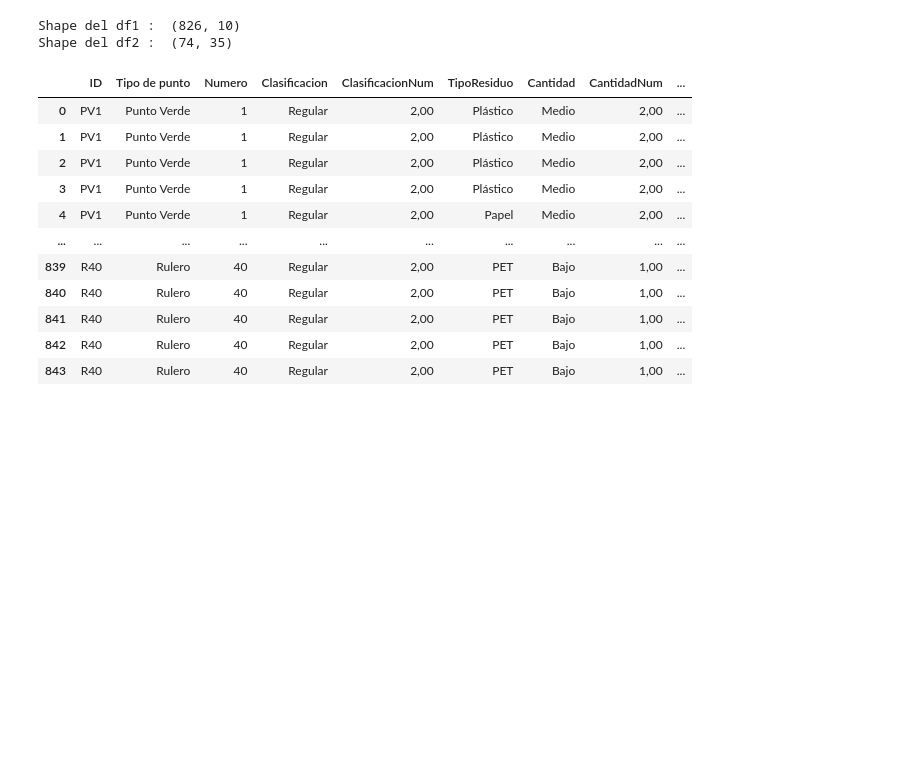
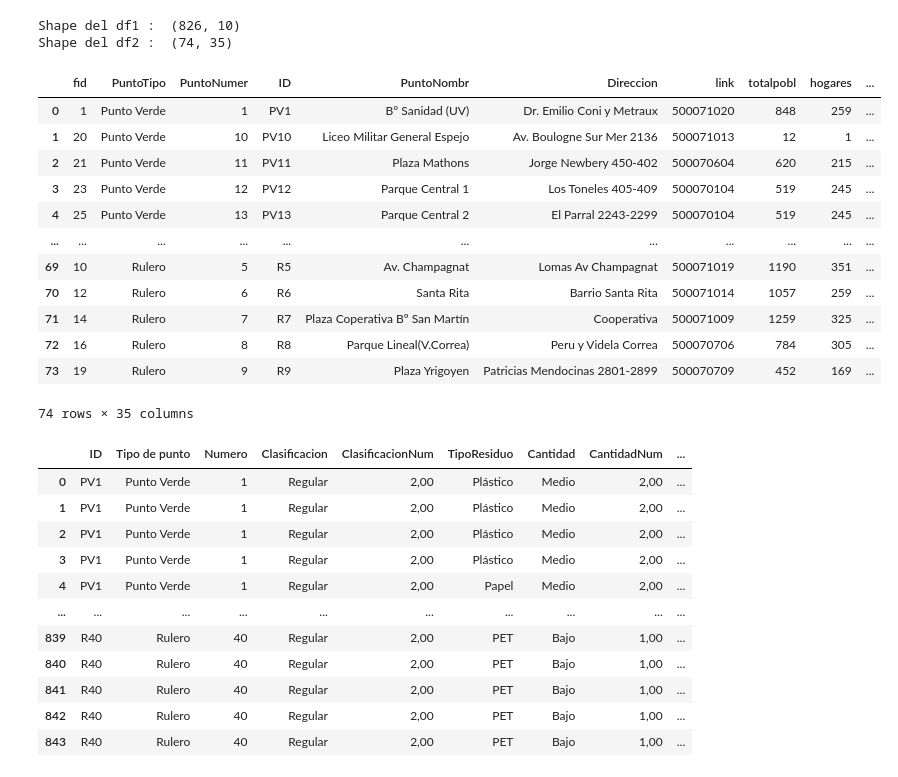
Before and after one commit to GerardoGrana/DHdatascienceG8, a Jupyter notebook: Limpieza.ipynb, the cells around one changed output. Cells and saved outputs as stored; diff of their text form; code cells hidden in the pictures; blank space fills up the shorter version.

```diff
--- a/Limpieza.ipynb
+++ b/Limpieza.ipynb
@@ -16,6 +16,22 @@ print('Shape del df2 : ' ,df2.shape)
 # %% [output]
 Shape del df1 :  (826, 10)
 Shape del df2 :  (74, 35)
+# %%
+df2
+# %% [output]
+|  | fid | PuntoTipo | PuntoNumer | ID | PuntoNombr | Direccion | link | totalpobl | hogares | ... |
+| 0 | 1 | Punto Verde | 1 | PV1 | B° Sanidad (UV) | Dr. Emilio Coni y Metraux | 500071020 | 848 | 259 | ... |
+| 1 | 20 | Punto Verde | 10 | PV10 | Liceo Militar General Espejo | Av. Boulogne Sur Mer 2136 | 500071013 | 12 | 1 | ... |
+| 2 | 21 | Punto Verde | 11 | PV11 | Plaza Mathons | Jorge Newbery 450-402 | 500070604 | 620 | 215 | ... |
+| 3 | 23 | Punto Verde | 12 | PV12 | Parque Central 1 | Los Toneles 405-409 | 500070104 | 519 | 245 | ... |
+| 4 | 25 | Punto Verde | 13 | PV13 | Parque Central 2 | El Parral 2243-2299 | 500070104 | 519 | 245 | ... |
+| ... | ... | ... | ... | ... | ... | ... | ... | ... | ... | ... |
+| 69 | 10 | Rulero | 5 | R5 | Av. Champagnat | Lomas Av Champagnat | 500071019 | 1190 | 351 | ... |
+| 70 | 12 | Rulero | 6 | R6 | Santa Rita | Barrio Santa Rita | 500071014 | 1057 | 259 | ... |
+| 71 | 14 | Rulero | 7 | R7 | Plaza Coperativa Bº San Martín | Cooperativa | 500071009 | 1259 | 325 | ... |
+| 72 | 16 | Rulero | 8 | R8 | Parque Lineal(V.Correa) | Peru y Videla Correa | 500070706 | 784 | 305 | ... |
+| 73 | 19 | Rulero | 9 | R9 | Plaza Yrigoyen | Patricias Mendocinas 2801-2899 | 500070709 | 452 | 169 | ... |
+74 rows × 35 columns
 # %%
 #Acá tenemos el Data Frame final
 df_final = pd.merge(df1, df2, how= 'left', on=['ID'])
```
Also changed, not shown: parts of 3 cells of this notebook, 8 other files.
